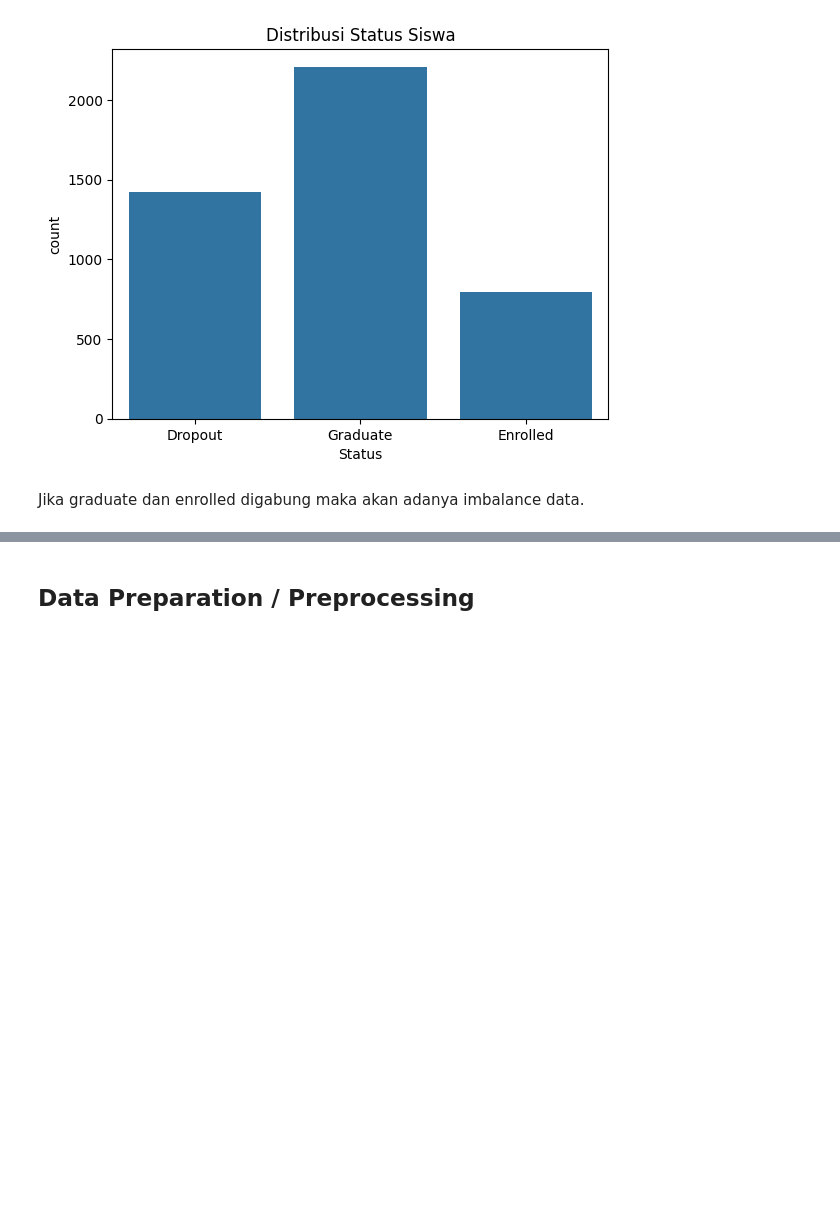
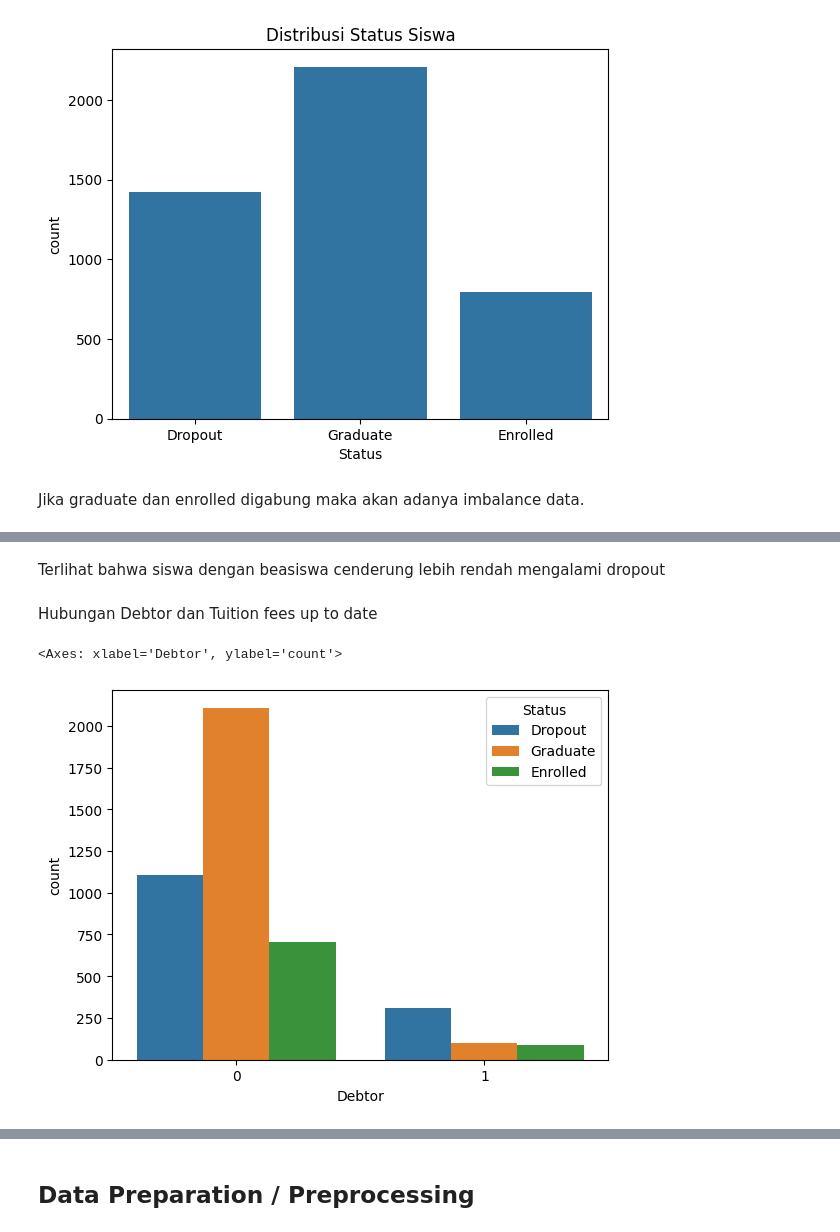
Before and after one commit to NiaPutri23/Edutech-Dropout, a Jupyter notebook: notebook.ipynb, the cells around one changed output, grey strips where cells are left out. Drawn from its saved outputs; the diff is of its cells as text; code cells hidden in the pictures; blank space fills up the shorter version.

```diff
--- a/notebook.ipynb
+++ b/notebook.ipynb
@@ -185,0 +207,9 @@ Jika graduate dan enrolled digabung maka akan adanya imbalance data.
+# %% [markdown]
+Terlihat bahwa siswa dengan beasiswa cenderung lebih rendah mengalami dropout
+# %% [markdown]
+Hubungan Debtor dan Tuition fees up to date
+# %%
+sns.countplot(x='Debtor', hue='Status', data=df)
+# %% [output]
+<Axes: xlabel='Debtor', ylabel='count'>
+[figure, added]
```
Also changed, not shown: parts of 9 cells of this notebook, 6 other files.
